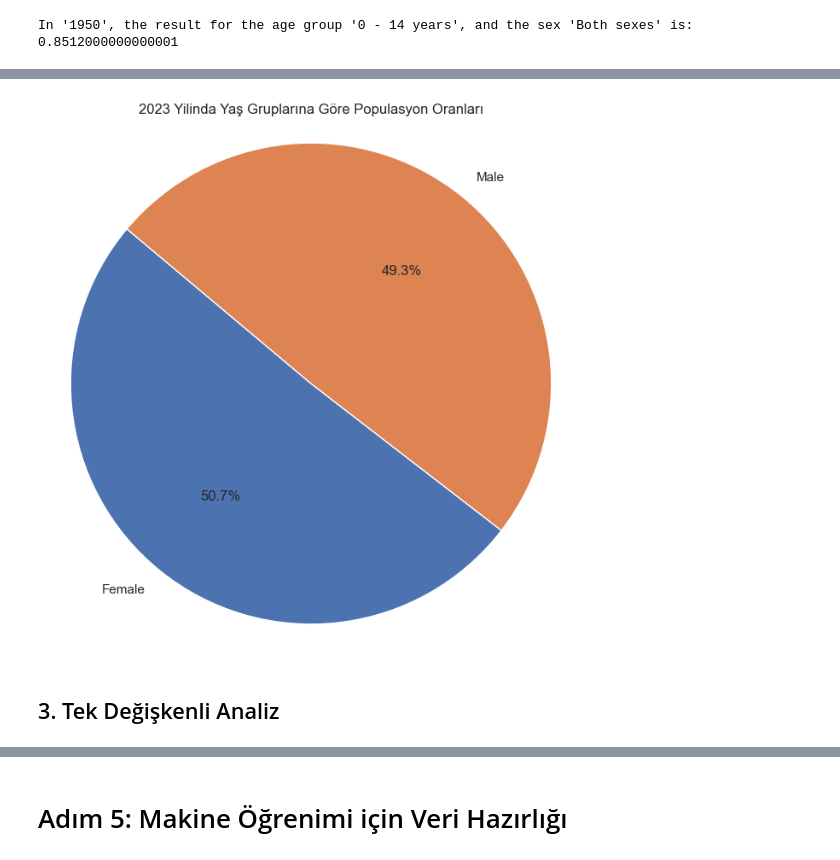
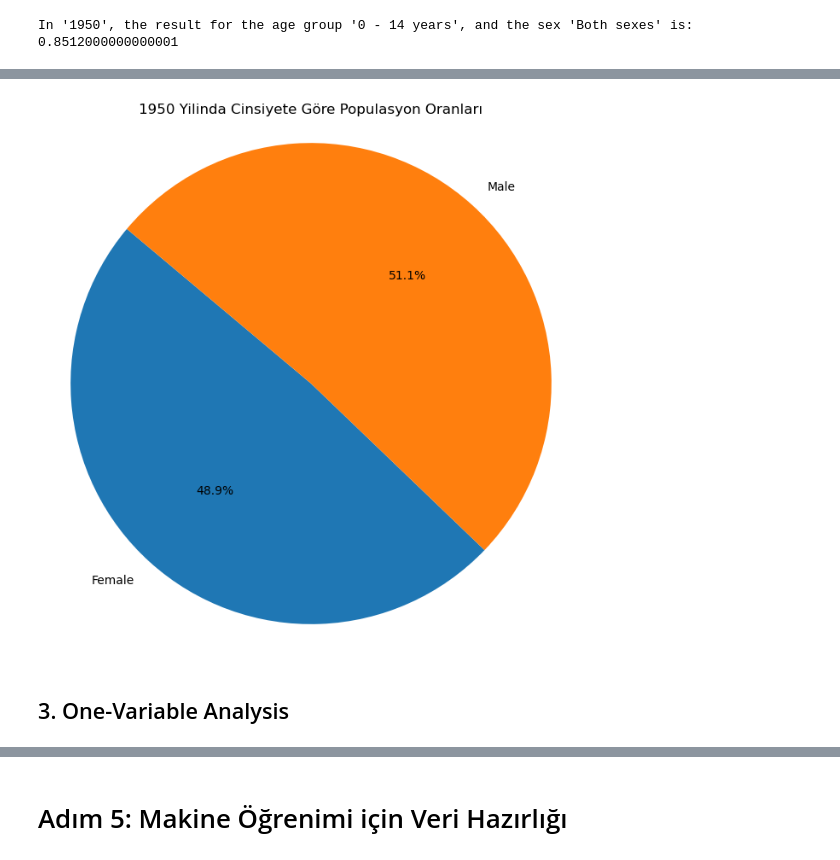
Before and after one commit to TunahanINCE/Population-in-Ireland, a Jupyter notebook: CA-1.ipynb, the cells around one changed output, grey strips where cells are left out. Saved outputs shown, nothing was run; the diff lists cells and outputs as text; code cells hidden in the pictures.

```diff
--- a/CA-1.ipynb
+++ b/CA-1.ipynb
@@ -152,3 +153,22 @@ missing_df
 | 810 | 1995 | 0 - 14 years | Both sexes | NaN |
 | 828 | 1996 | 0 - 14 years | Both sexes | NaN |
 | 864 | 1998 | 0 - 14 years | Both sexes | NaN |
+# %%
+# We sum the 'Value' for 'Male' and 'Female' for each year and age group to understand the combined total.
+grouped_values = df[(df['Sex'] == 'Male') | (df['Sex'] == 'Female')].groupby(['Year',
+                                                                              'Age Group'])['Value'].sum().reset_index()
+
+# We then use these totals to fill in missing 'Value' data for the 'Both sexes' category.
+for index, row in grouped_values.iterrows():
+    year = row['Year']
+    age_group = row['Age Group']
+    total_value = row['Value']
+    # Here, we're iterating over each summed total to locate where we need to fill in data.
+
+    # We're filling in the missing 'Value' fields for 'Both sexes' with the totals we've calculated.
+    df.loc[(df['Year'] == year) & (df['Age Group'] == age_group) &
+           (df['Sex'] == 'Both sexes') & (df['Value'].isna()), 'Value'] = total_value
+    # This step ensures that our data is complete and accurate for both individual sexes and combined.
+
+# Finally, we're checking our results to make sure everything looks good.
+print(df) # By printing the dataframe, we can visually confirm that the missing values have been properly filled in.
@@ -228,3 +261,22 @@ Please select a option!
 Dropdown(description='Year:', options=(1950, 1951, 1952, 1953, 1954, 1955, 1956, 1957, 1958, 1959, 1960, 1961,…
 Dropdown(description='Age Group:', options=('0 - 14 years', '15 - 24 years', '25 - 44 years', '45 - 64 years',…
 [interactive output not drawn]
+# %%
+import ipywidgets as widgets
+from IPython.display import display
+
+# We gather the unique values for 'Year', 'Age Group', and 'Sex' to use in our dropdown options.
+year_option = df['Year'].unique()
+age_group_option = df['Age Group'].unique()
+sex_option = df['Sex'].unique()
+
+# We create dropdown widgets for each category with a description.
+dropdown_year = widgets.Dropdown(options=year_option, description="Year:")
+dropdown_age_group = widgets.Dropdown(options=age_group_option, description="Age Group:")
+dropdown_sex = widgets.Dropdown(options=sex_option, description="Sex:")
+
+# We prompt the user to make a selection and display the dropdown widgets.
+print("Please select a option!")
+display(dropdown_year)
+display(dropdown_age_group)
+display(dropdown_sex)
@@ -265,21 +386,19 @@ table_age_group_sex
 # %%
 year = dropdown_year.value
 age_group = dropdown_age_group.value
 sex= dropdown_sex.value
 
 # 'All ages' kategorisini hariç tut
-df_filtered_sex = df[(df["Sex"] != "Both sexes") & (df["Year"] == year)]
+df_filtered_sex = df[(df["Sex"] != "Both sexes") & (df["Year"] == year) & (df["Age Group"] == age_group)]
 
 # Yaş gruplarına göre 'Value' toplamlarını hesapla
 age_group_totals = df_filtered_sex.groupby("Sex")["Value"].sum()
 
 # Pasta grafiğini çiz
 plt.figure(figsize=(8, 8))
 plt.pie(age_group_totals, labels=age_group_totals.index, autopct='%1.1f%%', startangle=140)
-plt.title(f'{year} Yilinda Yaş Gruplarına Göre Populasyon Oranları')
+plt.title(f'{year} Yilinda Cinsiyete Göre Populasyon Oranları')
 plt.axis('equal')  # Pasta grafiğini dairesel yap
 plt.show()
 # %% [output]
-[figure, old version]
+[figure, new version]
-# %% [markdown]
-## 3. Tek Değişkenli Analiz
@@ -290,0 +405,2 @@ BothSexes_AllAges=df[(df["Sex"]=="Both sexes") & (df["Age Group"]=="All ages")]
+# %% [markdown]
+## 3. One-Variable Analysis
```
Also changed, not shown: parts of 108 cells of this notebook.
